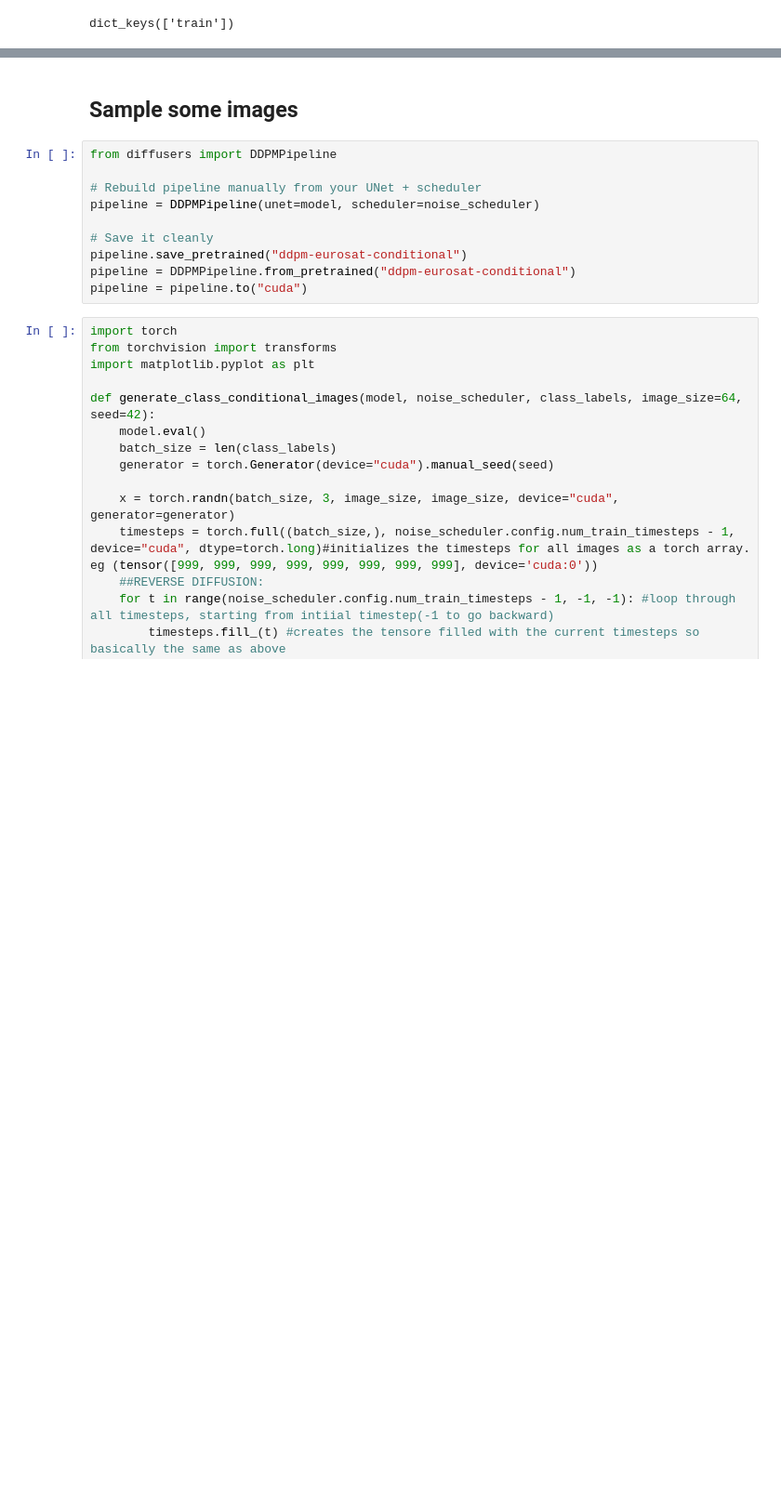
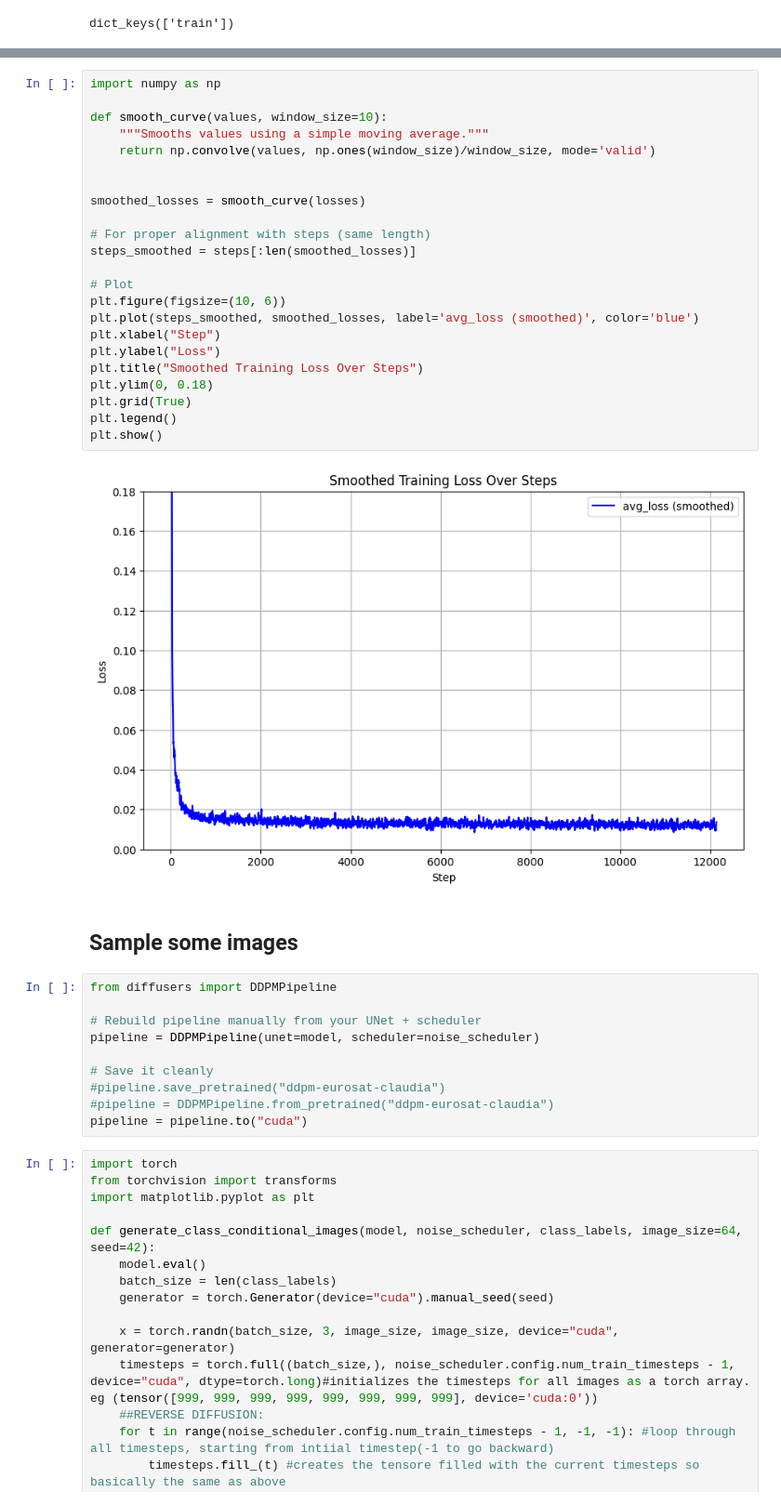
Before and after one commit to otausendschoen/Image_Classification_Diffusion-Augmentation, a Jupyter notebook: Codes/01_diffusion_model_conditional.ipynb, the cells around one changed output, grey strips where cells are left out. Shown at 93% size. Drawn from its saved outputs; the diff is of its cells as text; blank space fills up the shorter version.

```diff
--- a/Codes/01_diffusion_model_conditional.ipynb
+++ b/Codes/01_diffusion_model_conditional.ipynb
@@ -533,3 +545,28 @@ upload_folder(
+# %%
+import numpy as np
+
+def smooth_curve(values, window_size=10):
+    """Smooths values using a simple moving average."""
+    return np.convolve(values, np.ones(window_size)/window_size, mode='valid')
+
+
+smoothed_losses = smooth_curve(losses)
+
+# For proper alignment with steps (same length)
+steps_smoothed = steps[:len(smoothed_losses)]
+
+# Plot
+plt.figure(figsize=(10, 6))
+plt.plot(steps_smoothed, smoothed_losses, label='avg_loss (smoothed)', color='blue')
+plt.xlabel("Step")
+plt.ylabel("Loss")
+plt.title("Smoothed Training Loss Over Steps")
+plt.ylim(0, 0.18)
+plt.grid(True)
+plt.legend()
+plt.show()
+# %% [output]
+[figure, added]
 # %% [markdown]
 ## Sample some images
 # %%
@@ -539,8 +576,8 @@ from diffusers import DDPMPipeline
 pipeline = DDPMPipeline(unet=model, scheduler=noise_scheduler)
 
 # Save it cleanly
-pipeline.save_pretrained("ddpm-eurosat-conditional")
-pipeline = DDPMPipeline.from_pretrained("ddpm-eurosat-conditional")
+#pipeline.save_pretrained("ddpm-eurosat-claudia")
+#pipeline = DDPMPipeline.from_pretrained("ddpm-eurosat-claudia")
 pipeline = pipeline.to("cuda")
 # %%
 import torch
```
Also changed, not shown: parts of 17 cells of this notebook.
